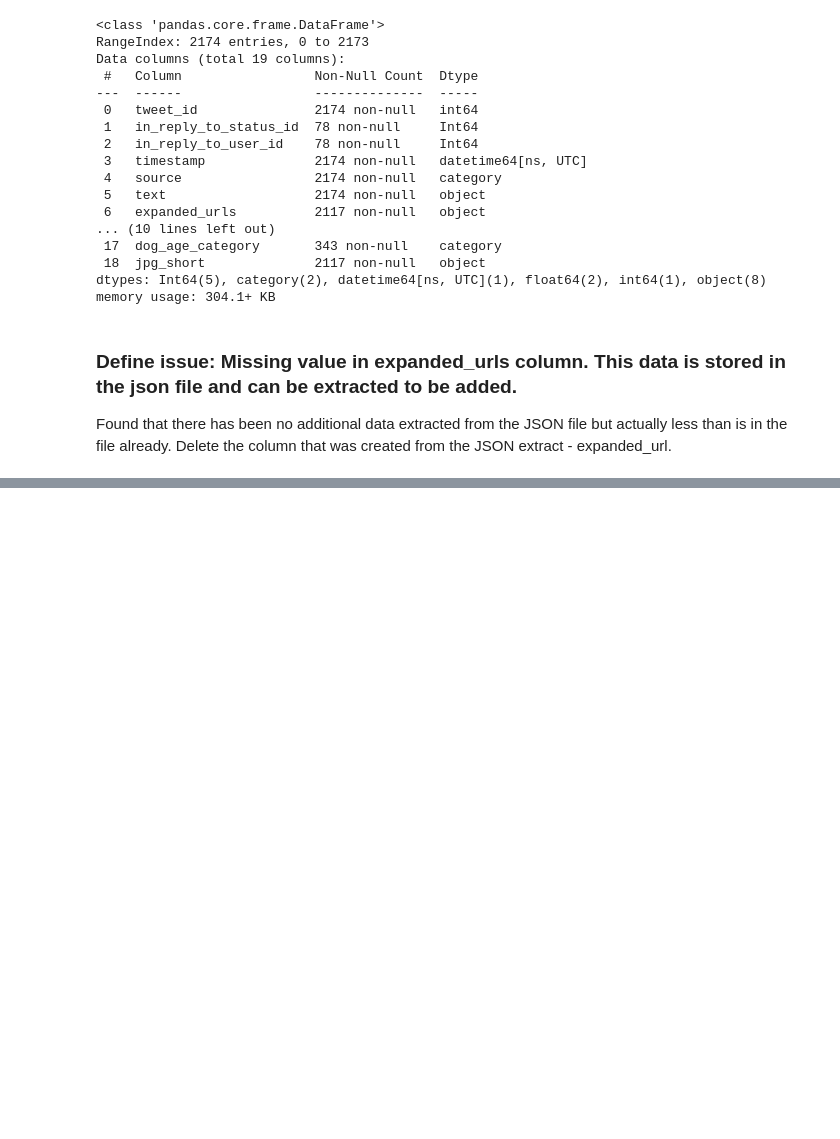
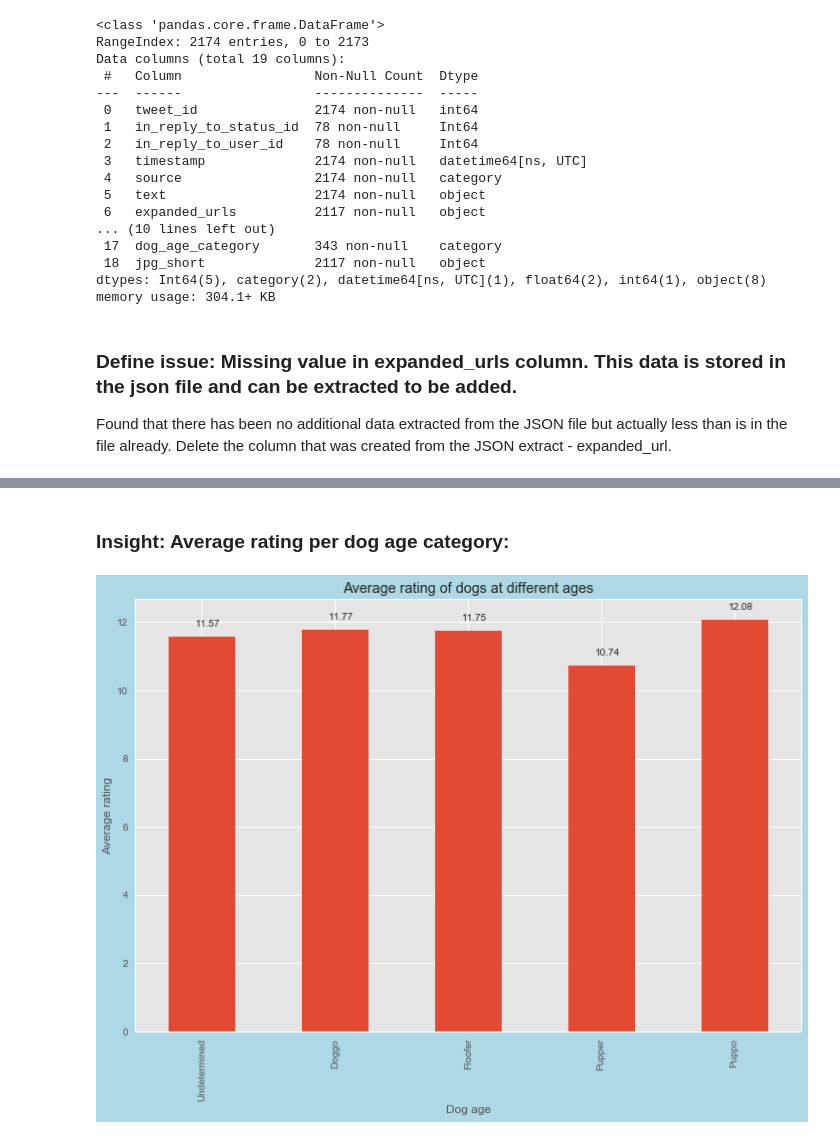
Before and after one commit to ChrisShuttle/Udacity_DAND_Project4_DataWrangling, a Jupyter notebook: project4_twitter_data_wrangling_and_analysis.ipynb, the cells around one changed output, grey strips where cells are left out. Saved outputs shown, nothing was run; the diff lists cells and outputs as text; code cells hidden in the pictures; blank space fills up the shorter version.

```diff
--- a/project4_twitter_data_wrangling_and_analysis.ipynb
+++ b/project4_twitter_data_wrangling_and_analysis.ipynb
@@ -1490,0 +1628,12 @@ df_ta.to_csv('twitter_archive_master.csv', index=False )
+# %% [markdown]
+<a id='insight3'></a>
+### Insight: Average rating per dog age category:
+# %%
+fig = plt.subplots(figsize = (12,8),facecolor='lightblue')
+ax = df_ta.query('rating_denominator == 10').groupby('dog_age_category').mean().rating_numerator.plot(kind='bar', ylabel='Average rating', xlabel='Dog age', title='Average rating of dogs at different ages');
+ax.set_xticklabels(('Undetermined', 'Doggo', 'Floofer', 'Pupper', 'Puppo'))
+
+for p in ax.patches:
+    ax.annotate(str(p.get_height().round(2)), xy=(p.get_x()+0.2, p.get_height()+0.3))
+# %% [output]
+[figure, added]
```
Also changed, not shown: parts of 34 cells of this notebook.
